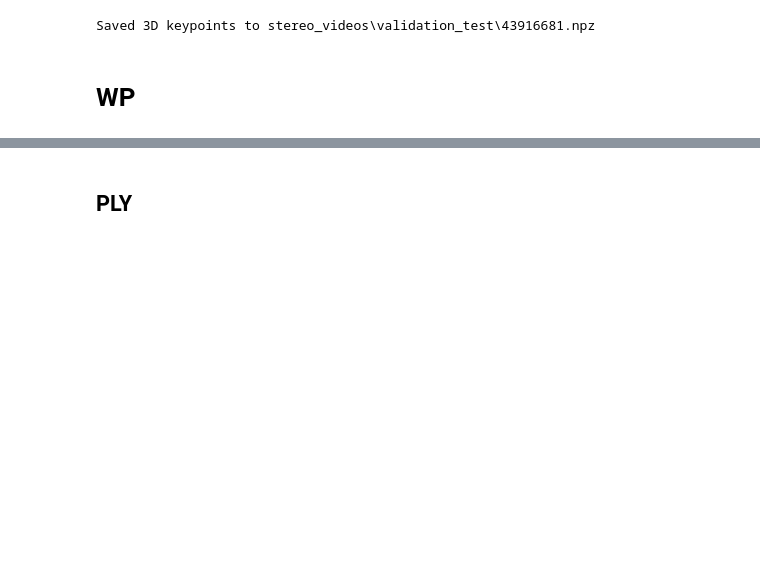
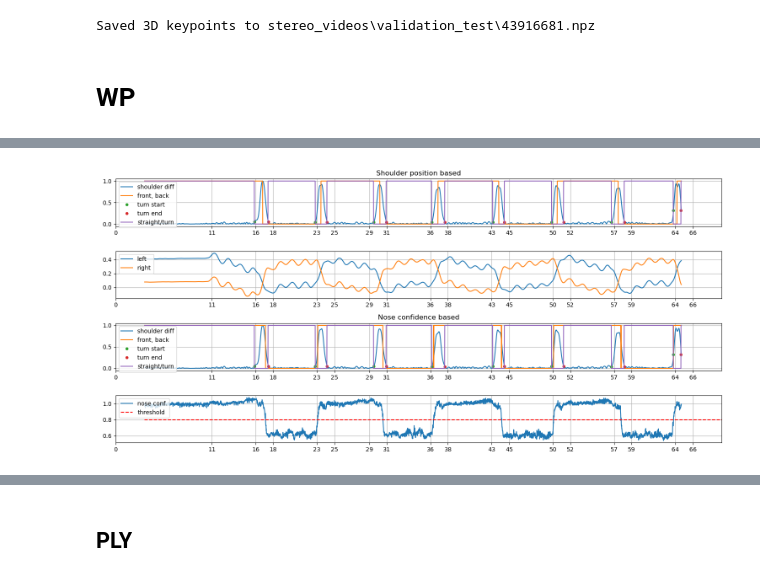
Before and after one commit to MateUnger/StereoVision, a Jupyter notebook: pipeline.ipynb, the cells around one changed output, grey strips where cells are left out. Saved outputs shown, nothing was run; the diff lists cells and outputs as text; code cells hidden in the pictures; blank space fills up the shorter version.

Commit message:
refine walking segmentation wp

```diff
--- a/pipeline.ipynb
+++ b/pipeline.ipynb
@@ -651,0 +721,93 @@ Saved 3D keypoints to stereo_videos\validation_test\43916681.npz
+# %%
+data = loaded_data["keypoints_3d_filtered"]
+
+## straight vs turning detection -----------------------------------------------------------------------------------------
+# get the y coord of shoulders (for qualisys x-y plane is horizontal, y coord was forwards/backwards movement)
+shift = 225
+shoulder_R = data[kpt_labels.index("right_shoulder"), 1, shift:]
+shoulder_L = data[kpt_labels.index("left_shoulder"), 1, shift:]
+
+shoulder_diff = np.abs(np.diff(shoulder_R - shoulder_L))
+shoulder_diff = shoulder_diff / np.nanmax(shoulder_diff)
+
+# Interpolate NaNs in shoulder_diff
+if np.any(np.isnan(shoulder_diff)):
+    nans = np.isnan(shoulder_diff)
+    not_nans = ~nans
+    shoulder_diff[nans] = np.interp(
+        np.flatnonzero(nans), np.flatnonzero(not_nans), shoulder_diff[not_nans]
+    )
+
+# min distance from peak to peak (2 seconds of straight movement) in samples
+min_peak_distance = 2 * 60
+
+peaks, peak_properties = find_peaks(shoulder_diff, height=0.3, distance=min_peak_distance)
+widths, width_heights, left_ips, right_ips = peak_widths(
+    x=shoulder_diff, peaks=peaks, rel_height=0.95
+)
+
+# create mask to indicate straight walking segments (straight=1, turn=0)
+valid_segments = np.ones_like(shoulder_R)
+for left_base_idx, right_base_idx in zip((left_ips).astype(int), right_ips.astype(int)):
+    turn_segment_length = right_base_idx - left_base_idx
+    valid_segments[left_base_idx:right_base_idx] = 0
+
+
+## perspective  detection -------------------------------------------------------------------------------------------------
+
+# confidence value of a non-symmetrical keypoint (eg nose)
+nose_confidence = loaded_data["confidence_2d"][shift:, kpt_labels.index("nose")]
+nose_confidence_thr = 0.8
+perspective_nose = np.where(nose_confidence > nose_confidence_thr, 1, 0)
+
+# shoulder based direction
+perspective_shoulder = np.where(shoulder_L > shoulder_R, 1, 0)
+
+#TODO: combine perspective and segmentation mask
+
+
+## PLOTTING ----------------------------------------------------------------------------------------------------------------
+
+tS = np.linspace(0, len(shoulder_R) / 60, len(shoulder_R))
+xticks = np.array(
+    [0, 11, 16, 18, 23, 25, 29, 31, 36, 38, 43, 45, 50, 52, 57, 59, 64, 66]
+)  # manual annotation
+
+plt.close("all")
+fig, axs = plt.subplots(4, 1, figsize=(15, 7))
+
+
+axs[0].plot(tS[1:], shoulder_diff, label="shoulder diff")
+axs[0].plot(tS, perspective_shoulder, label="front, back")
+axs[0].plot(left_ips / 60, width_heights, "o", label="turn start", markersize=4)
+axs[0].plot(right_ips / 60, width_heights, "o", label="turn end", markersize=4)
+axs[0].plot(tS, valid_segments, label="straight/turn")
+
+axs[1].plot(tS, shoulder_L, label="left")
+axs[1].plot(tS, shoulder_R, label="right")
+
+
+axs[2].plot(tS[1:], shoulder_diff, label="shoulder diff")
+axs[2].plot(tS, perspective_nose, label="front, back")
+axs[2].plot(left_ips / 60, width_heights, "o", label="turn start", markersize=4)
+axs[2].plot(right_ips / 60, width_heights, "o", label="turn end", markersize=4)
+axs[2].plot(tS, valid_segments, label="straight/turn")
+
+axs[3].plot(tS, nose_confidence, label="nose conf.")
+axs[3].hlines(
+    y=0.8, xmin=0, xmax=len(nose_confidence), colors="r", linestyles="--", label="threshold"
+)
+
+
+axs[0].set_title("Shoulder position based")
+axs[2].set_title("Nose confidence based")
+
+for ax in axs:
+    ax.set_xlim([min(xticks), max(xticks)])
+    ax.set_xticks(xticks - 3.3, xticks)
+    ax.legend(loc="upper left")
+    ax.grid()
+
+plt.tight_layout()
+# %% [output]
+[figure, added]
```
Also changed, not shown: parts of 18 cells of this notebook, 1 other file.
